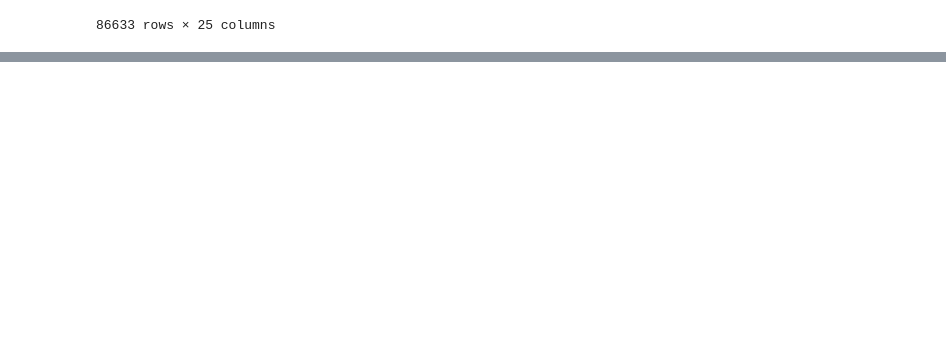
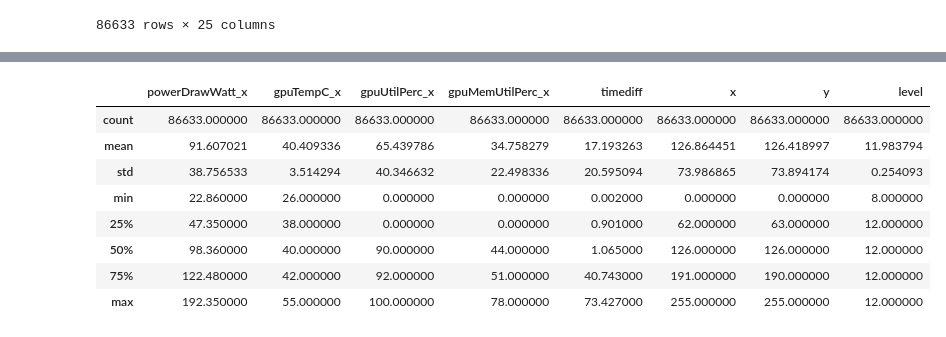
Before and after one commit to Himika-Mishra/Cloud-Computing, a Jupyter notebook: Terapixel_Rendering_EDA.ipynb, the cells around one changed output, grey strips where cells are left out. Saved outputs shown, nothing was run; the diff lists cells and outputs as text; code cells hidden in the pictures; blank space fills up the shorter version.

```diff
--- a/Terapixel_Rendering_EDA.ipynb
+++ b/Terapixel_Rendering_EDA.ipynb
@@ -132,0 +256,12 @@ df5=df4.drop(columns=['timestamp_x','timestamp_y','hostname_x_x','hostname_x_y',
+# %%
+df5.describe()
+# %% [output]
+|  | powerDrawWatt_x | gpuTempC_x | gpuUtilPerc_x | gpuMemUtilPerc_x | timediff | x | y | level |
+| count | 86633.000000 | 86633.000000 | 86633.000000 | 86633.000000 | 86633.000000 | 86633.000000 | 86633.000000 | 86633.000000 |
+| mean | 91.607021 | 40.409336 | 65.439786 | 34.758279 | 17.193263 | 126.864451 | 126.418997 | 11.983794 |
+| std | 38.756533 | 3.514294 | 40.346632 | 22.498336 | 20.595094 | 73.986865 | 73.894174 | 0.254093 |
+| min | 22.860000 | 26.000000 | 0.000000 | 0.000000 | 0.002000 | 0.000000 | 0.000000 | 8.000000 |
+| 25% | 47.350000 | 38.000000 | 0.000000 | 0.000000 | 0.901000 | 62.000000 | 63.000000 | 12.000000 |
+| 50% | 98.360000 | 40.000000 | 90.000000 | 44.000000 | 1.065000 | 126.000000 | 126.000000 | 12.000000 |
+| 75% | 122.480000 | 42.000000 | 92.000000 | 51.000000 | 40.743000 | 191.000000 | 190.000000 | 12.000000 |
+| max | 192.350000 | 55.000000 | 100.000000 | 78.000000 | 73.427000 | 255.000000 | 255.000000 | 12.000000 |
```
Also changed, not shown: parts of 15 cells of this notebook.
